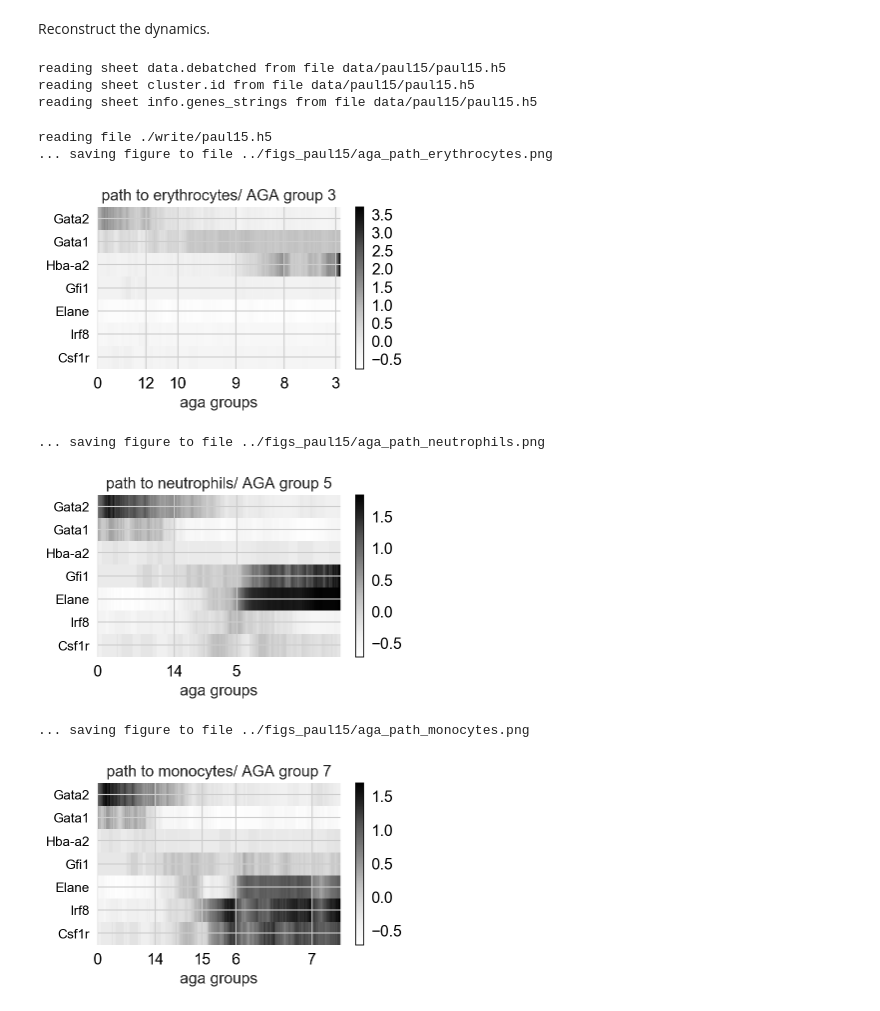
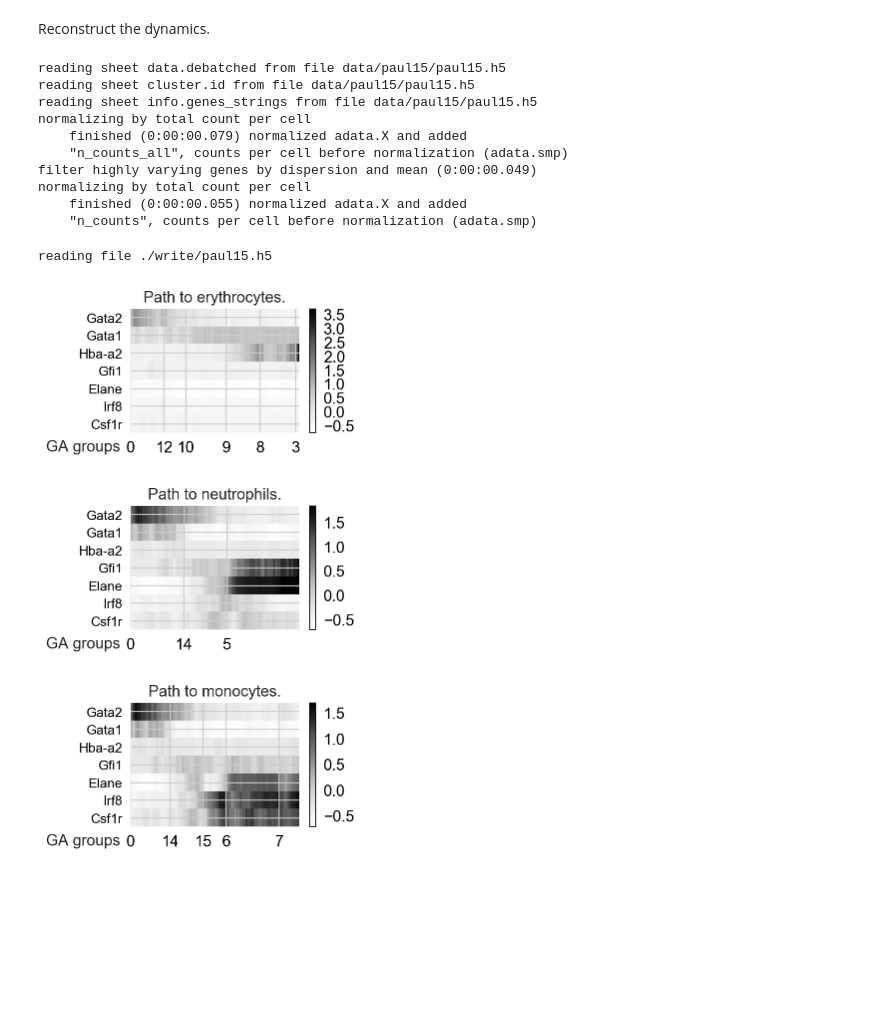
Before and after one commit to theislab/graph_abstraction, a Jupyter notebook: paul15/paul15.ipynb, the cells around one changed output. Cells and saved outputs as stored; diff of their text form; code cells hidden in the pictures; blank space fills up the shorter version.

```diff
--- a/paul15/paul15.ipynb
+++ b/paul15/paul15.ipynb
@@ -141,0 +135,9 @@ ax = sc.pl.aga_graph(adata, root=0, layout='eq_tree',
+# %%
+asso_names, asso_matrix = sc.utils.compute_association_matrix_of_groups(
+    adata, prediction='aga_groups', reference='paul15_clusters', normalization='reference')
+asso_colors = sc.utils.get_associated_colors_of_groups(sc.pl.palettes.default_26, asso_matrix)
+ax = sc.pl.aga_graph(adata,
+                     title='... and cell types of Paul et al. (2015).',
+                     root=0, layout='eq_tree', frameon=True,
+                     color=asso_colors, groups=asso_names,
+                     fontsize=10, save=True, show=True)
@@ -144,39 +149,46 @@ ax = sc.pl.aga_graph(adata, root=0, layout='eq_tree',
 # %% [markdown]
 Reconstruct the dynamics.
 # %%
-adata_all_genes = paul15_raw()
-sc.pp.recipe_zheng17(adata_all_genes, n_top_genes=3000, plot=False)
+adata_all_genes = sc.examples.paul15_raw()
+sc.pp.recipe_zheng17(adata_all_genes, n_top_genes=3000)
 adata_all_genes.smp['aga_groups'] = adata.smp['aga_groups']
 adata_all_genes.smp['aga_pseudotime'] = adata.smp['aga_pseudotime']
 # %% [output]
 reading sheet data.debatched from file data/paul15/paul15.h5
 reading sheet cluster.id from file data/paul15/paul15.h5
 reading sheet info.genes_strings from file data/paul15/paul15.h5
+normalizing by total count per cell
+    finished (0:00:00.079) normalized adata.X and added
+    "n_counts_all", counts per cell before normalization (adata.smp)
+filter highly varying genes by dispersion and mean (0:00:00.049)
+normalizing by total count per cell
+    finished (0:00:00.055) normalized adata.X and added
+    "n_counts", counts per cell before normalization (adata.smp)
 # %%
 gene_names = ['Gata2', 'Gata1', 'Hba-a2', 'Gfi1', 'Elane', 'Irf8', 'Csf1r']
 # %%
-rcParams['figure.figsize'] = (5, 2.7)
+adata = sc.read('paul15')
+paths = [('erythrocytes', [0, 12, 10, 9, 8, 3]),
+         ('neutrophils', [0, 14, 5]),
+         ('monocytes', [0, 14, 15, 6, 7])]
+rcParams['figure.figsize'] = (4, 2.16)
 rcParams['figure.subplot.top'] = 0.85
-rcParams['figure.subplot.bottom'] = 0.1
-adata = sc.read('paul15')
-paths = [('erythrocytes', [0, 12, 10, 9, 8, 3]), ('neutrophils', [0, 14, 5]), ('monocytes', [0, 14, 15, 6, 7])]
-cell_types = ['1Ery', '17Neu', '14Mo']
+rcParams['figure.subplot.bottom'] = 0.13
 for ipath, (descr, path) in enumerate(paths):
-    ax = sc.pl.aga_path(adata_all_genes,
+    ax = sc.pl.aga_path(adata_all_genes, left_margin=0.3,
                         nodes=path,
                         ytick_fontsize=12,
                         keys=gene_names,
                         n_avg=50,
-                        title='path to ' + descr + '/ AGA group {}'.format(path[-1]),
-                        normalize_to_zero_one=False,
-                        save='_' + descr,
-                        show=True)
-sc.pl.reset_rcparams()
+                        title='Path to {}.'.format(descr),
+                        normalize_to_zero_one=False, show=False)
+    ax.text(-0.5, -0.15, 'GA groups', transform=ax.transAxes)
+    ax.set_xlabel('')
+    pl.savefig('./figures/aga_path_{}.png'.format(descr))
+    pl.show()
+sc.pl.reset_rcParams()
 # %% [output]
 reading file ./write/paul15.h5
-... saving figure to file ../figs_paul15/aga_path_erythrocytes.png
-[figure, old version]
+[figure, new version]
-... saving figure to file ../figs_paul15/aga_path_neutrophils.png
-[figure, old version]
+[figure, new version]
-... saving figure to file ../figs_paul15/aga_path_monocytes.png
-[figure, old version]
+[figure, new version]
```
Also changed, not shown: parts of 12 cells of this notebook, 44 other files.
